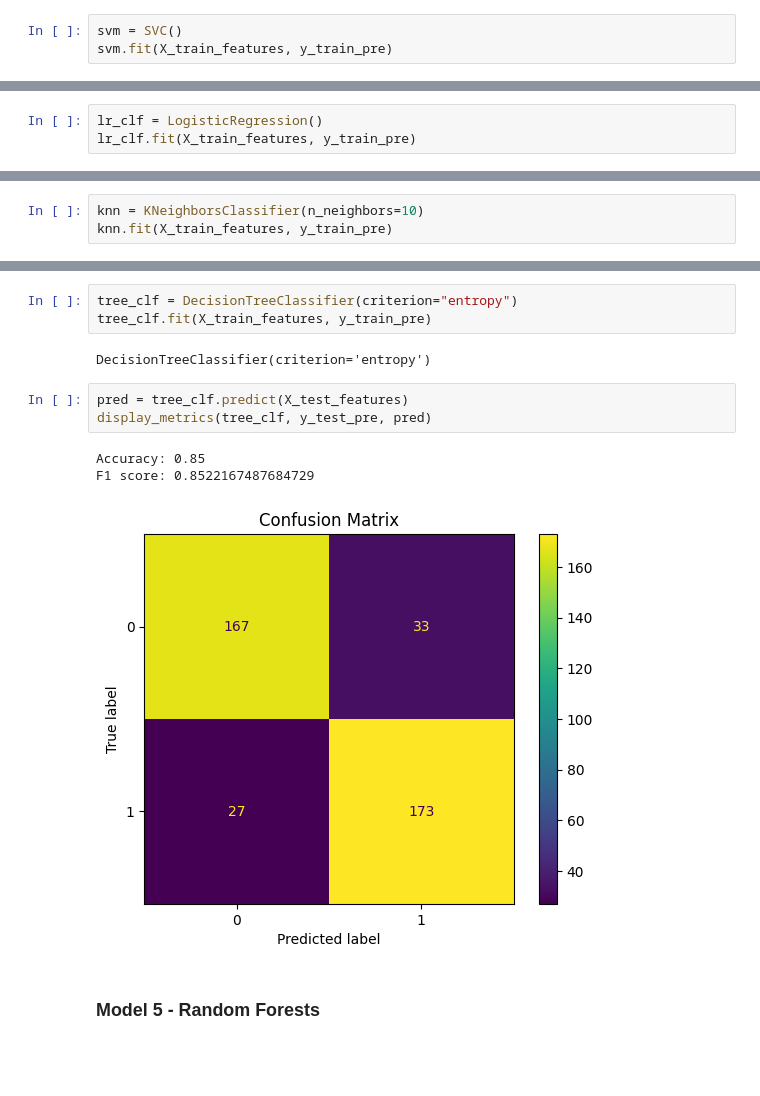
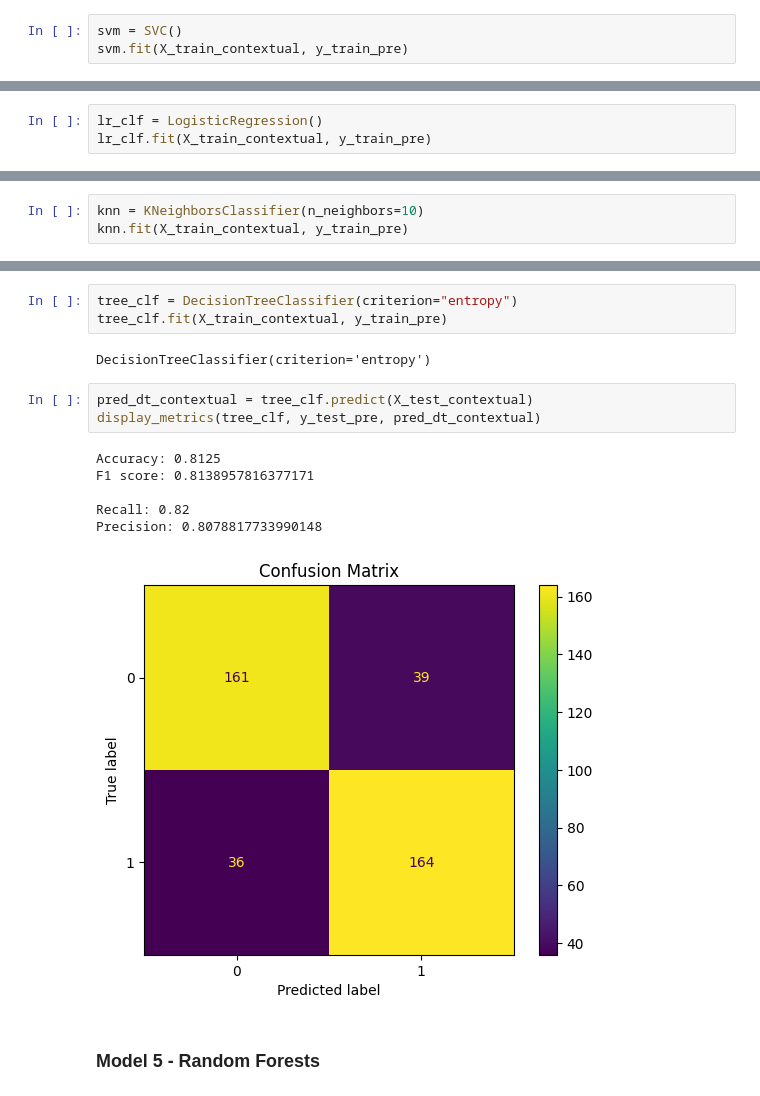
Before and after one commit to KubaCzech/Fake-news-detector, a Jupyter notebook: project.ipynb, the cells around one changed output, grey strips where cells are left out. Drawn from its saved outputs; the diff is of its cells as text; blank space fills up the shorter version.

```diff
--- a/project.ipynb
+++ b/project.ipynb
@@ -114,7 +180,7 @@ X_test_features = generate_features(X_test_pre)
 ### **Model 1 - SVM** ##
 # %%
 svm = SVC()
-svm.fit(X_train_features, y_train_pre)
+svm.fit(X_train_contextual, y_train_pre)
 # %% [output]
 SVC()
 # %%
@@ -128,7 +197,7 @@ F1 score: 0.945273631840796
 ### **Model 2 - Logistic Regression**
 # %%
 lr_clf = LogisticRegression()
-lr_clf.fit(X_train_features, y_train_pre)
+lr_clf.fit(X_train_contextual, y_train_pre)
 # %% [output]
 LogisticRegression()
 # %%
@@ -142,7 +214,7 @@ F1 score: 0.9576059850374065
 ### **Model 3 - kNN**
 # %%
 knn = KNeighborsClassifier(n_neighbors=10)
-knn.fit(X_train_features, y_train_pre)
+knn.fit(X_train_contextual, y_train_pre)
 # %% [output]
 KNeighborsClassifier(n_neighbors=10)
 # %%
@@ -156,16 +231,19 @@ F1 score: 0.9195979899497487
 ### **Model 4 - Decision Tree** ##
 # %%
 tree_clf = DecisionTreeClassifier(criterion="entropy")
-tree_clf.fit(X_train_features, y_train_pre)
+tree_clf.fit(X_train_contextual, y_train_pre)
 # %% [output]
 DecisionTreeClassifier(criterion='entropy')
 # %%
-pred = tree_clf.predict(X_test_features)
-display_metrics(tree_clf, y_test_pre, pred)
+pred_dt_contextual = tree_clf.predict(X_test_contextual)
+display_metrics(tree_clf, y_test_pre, pred_dt_contextual)
 # %% [output]
-Accuracy: 0.85
-F1 score: 0.8522167487684729
+Accuracy: 0.8125
+F1 score: 0.8138957816377171
+
+Recall: 0.82
+Precision: 0.8078817733990148
-[figure, old version]
+[figure, new version]
 # %% [markdown]
 ### **Model 5 - Random Forests** ##
 # %%
```
Also changed, not shown: parts of 31 cells of this notebook.
